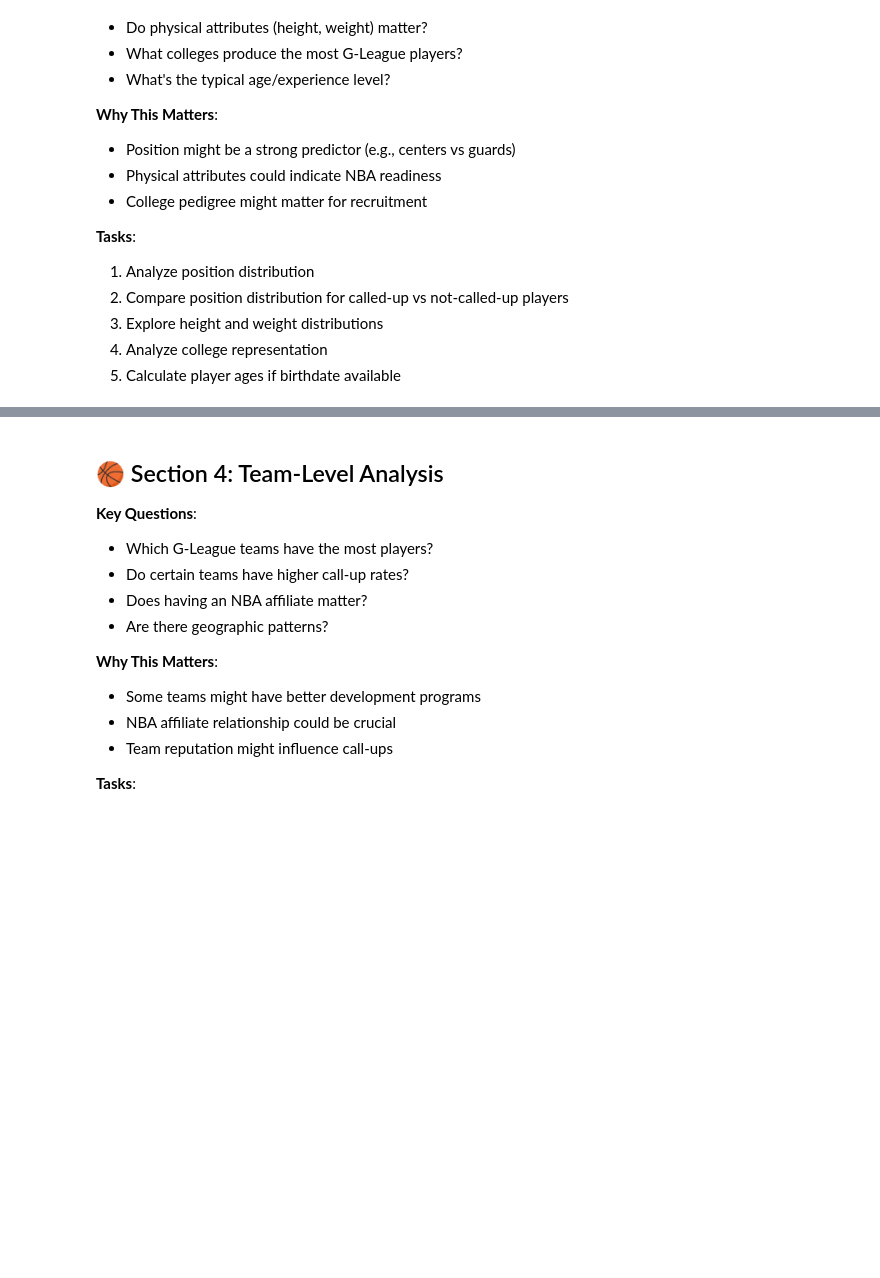
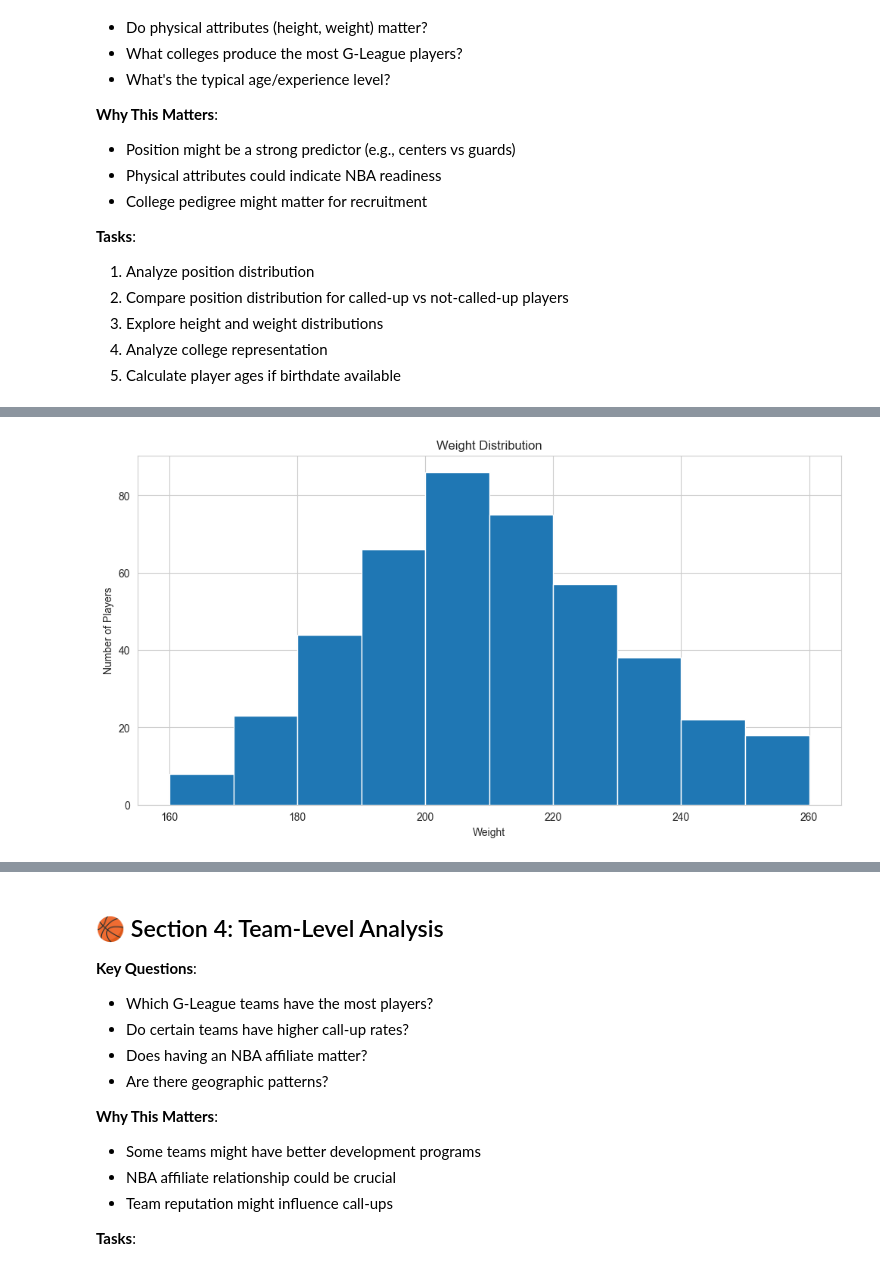
Before and after one commit to anirudh9280/Next-Up, a Jupyter notebook: eda.ipynb, the cells around one changed output, grey strips where cells are left out. Cells and saved outputs as stored; diff of their text form; code cells hidden in the pictures; blank space fills up the shorter version.

```diff
--- a/eda.ipynb
+++ b/eda.ipynb
@@ -158,0 +211,10 @@ memory usage: 24.2+ KB
+# %%
+df_players["weight"].plot(
+    kind="hist",
+    xlabel="Weight",
+    ylabel="Number of Players",
+    title="Weight Distribution",
+    edgecolor='w'
+    );
+# %% [output]
+[figure, added]
```
Also changed, not shown: parts of 6 cells of this notebook.
